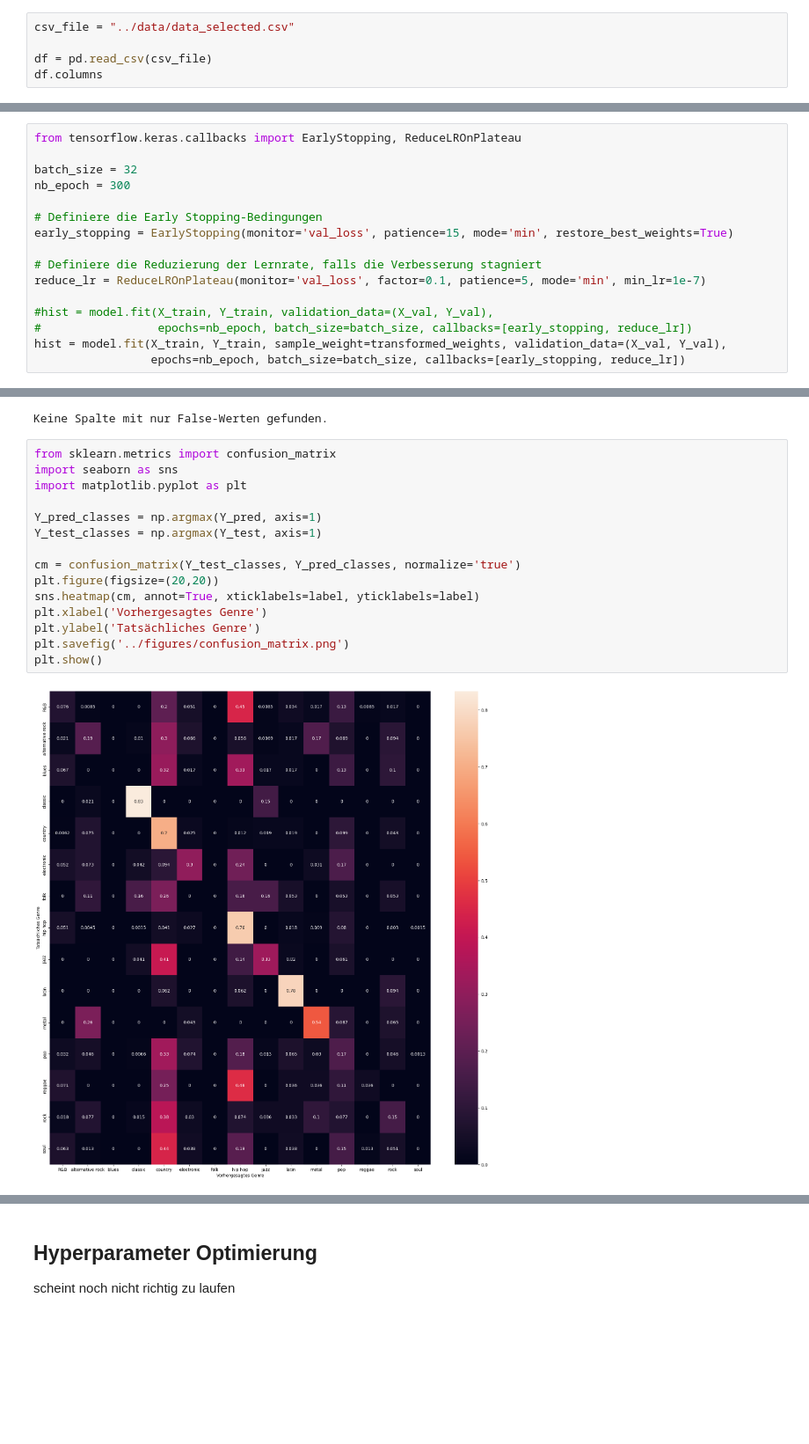
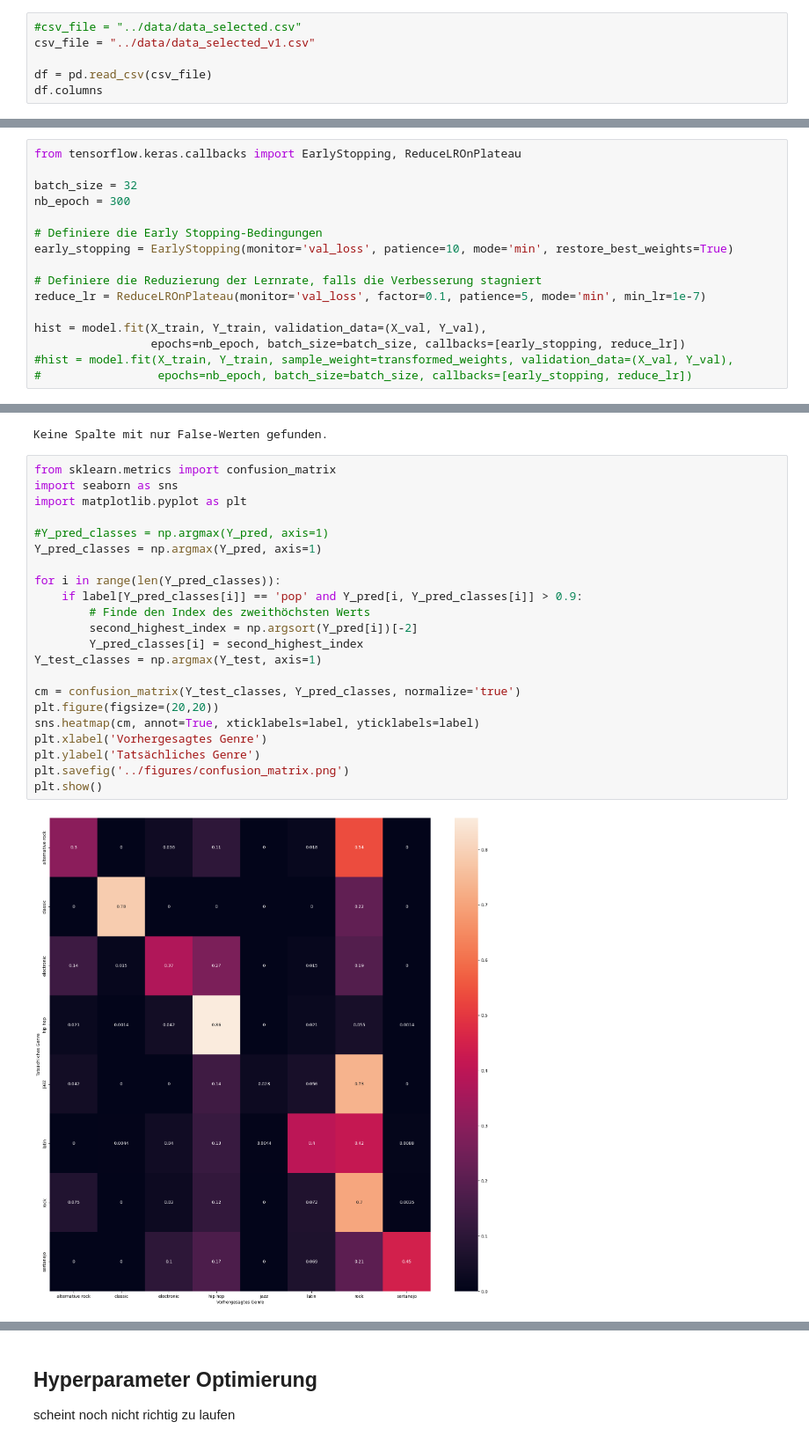
Before and after one commit to Henry-Kr15/TheGenreFactor, a Jupyter notebook: scripts/NN.ipynb, the cells around one changed output, grey strips where cells are left out. Shown at 88% size. Cells and saved outputs as stored; diff of their text form; blank space fills up the shorter version.

```diff
--- a/scripts/NN.ipynb
+++ b/scripts/NN.ipynb
@@ -132,7 +132,8 @@ Am besten wir fügen das Genre in einer separaten Datei dem Datensatz hinzu und
 # %% [markdown]
 ## Convert target
 # %%
-csv_file = "../data/data_selected.csv"
+#csv_file = "../data/data_selected.csv"
+csv_file = "../data/data_selected_v1.csv"
 
 df = pd.read_csv(csv_file)
 df.columns
@@ -273,13 +268,13 @@ batch_size = 32
 nb_epoch = 300
 
 # Definiere die Early Stopping-Bedingungen
-early_stopping = EarlyStopping(monitor='val_loss', patience=15, mode='min', restore_best_weights=True)
+early_stopping = EarlyStopping(monitor='val_loss', patience=10, mode='min', restore_best_weights=True)
 
 # Definiere die Reduzierung der Lernrate, falls die Verbesserung stagniert
 reduce_lr = ReduceLROnPlateau(monitor='val_loss', factor=0.1, patience=5, mode='min', min_lr=1e-7)
 
-#hist = model.fit(X_train, Y_train, validation_data=(X_val, Y_val),
+hist = model.fit(X_train, Y_train, validation_data=(X_val, Y_val),
+                 epochs=nb_epoch, batch_size=batch_size, callbacks=[early_stopping, reduce_lr])
+#hist = model.fit(X_train, Y_train, sample_weight=transformed_weights, validation_data=(X_val, Y_val),
 #                 epochs=nb_epoch, batch_size=batch_size, callbacks=[early_stopping, reduce_lr])
-hist = model.fit(X_train, Y_train, sample_weight=transformed_weights, validation_data=(X_val, Y_val),
-                 epochs=nb_epoch, batch_size=batch_size, callbacks=[early_stopping, reduce_lr])
 # %% [output]
@@ -311,20 +335,27 @@ Keine Spalte mit nur False-Werten gefunden.
 # %%
 from sklearn.metrics import confusion_matrix
 import seaborn as sns
 import matplotlib.pyplot as plt
 
+#Y_pred_classes = np.argmax(Y_pred, axis=1)
 Y_pred_classes = np.argmax(Y_pred, axis=1)
+
+for i in range(len(Y_pred_classes)):
+    if label[Y_pred_classes[i]] == 'pop' and Y_pred[i, Y_pred_classes[i]] > 0.9:
+        # Finde den Index des zweithöchsten Werts
+        second_highest_index = np.argsort(Y_pred[i])[-2]
+        Y_pred_classes[i] = second_highest_index
 Y_test_classes = np.argmax(Y_test, axis=1)
 
 cm = confusion_matrix(Y_test_classes, Y_pred_classes, normalize='true')
 plt.figure(figsize=(20,20))
 sns.heatmap(cm, annot=True, xticklabels=label, yticklabels=label)
 plt.xlabel('Vorhergesagtes Genre')
 plt.ylabel('Tatsächliches Genre')
 plt.savefig('../figures/confusion_matrix.png')
 plt.show()
 # %% [output]
-[figure, old version]
+[figure, new version]
 # %%
 # Precision-Recall Curve
 #-> die sollte eigentlich anders aussehen...
```
Also changed, not shown: parts of 9 cells of this notebook, 2 other files.
